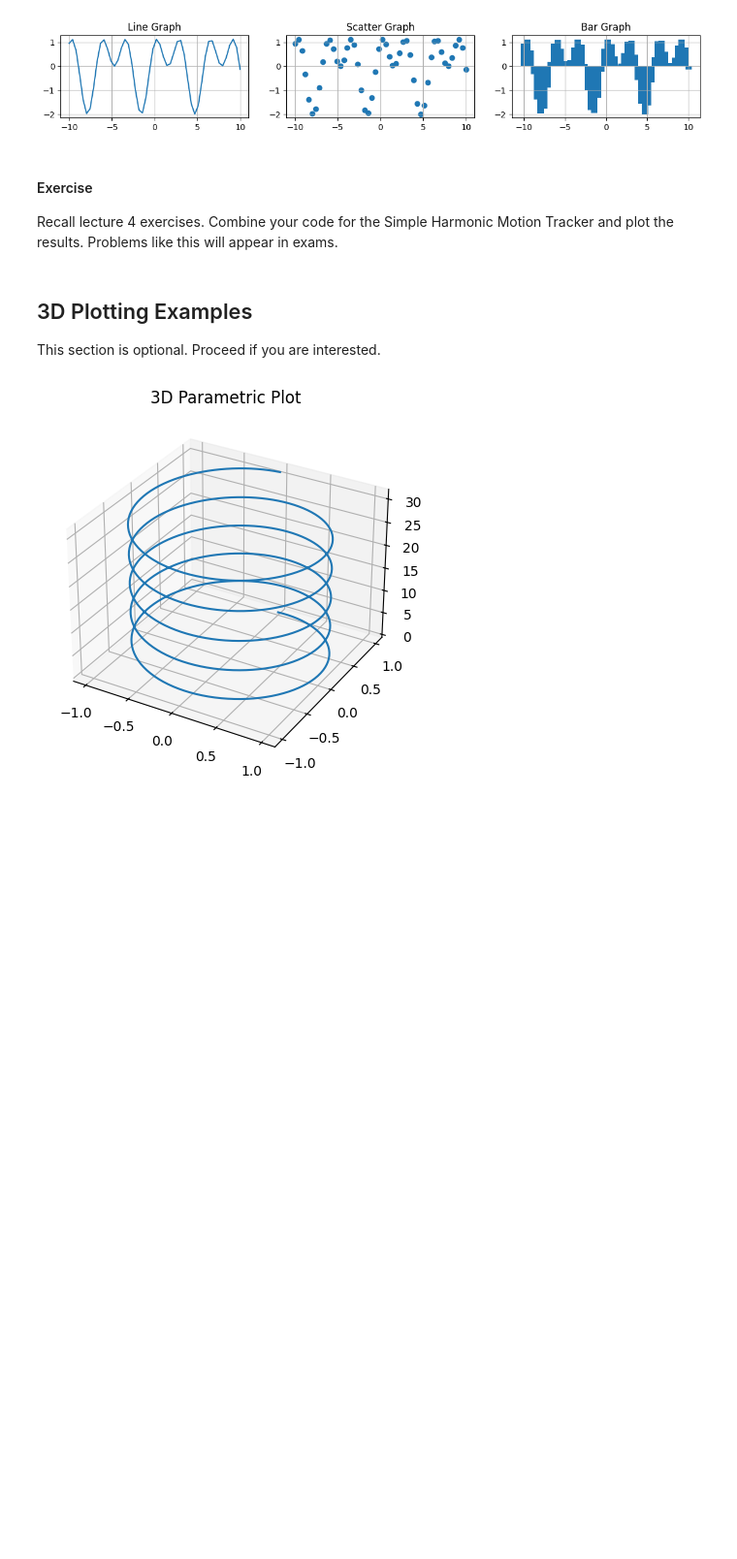
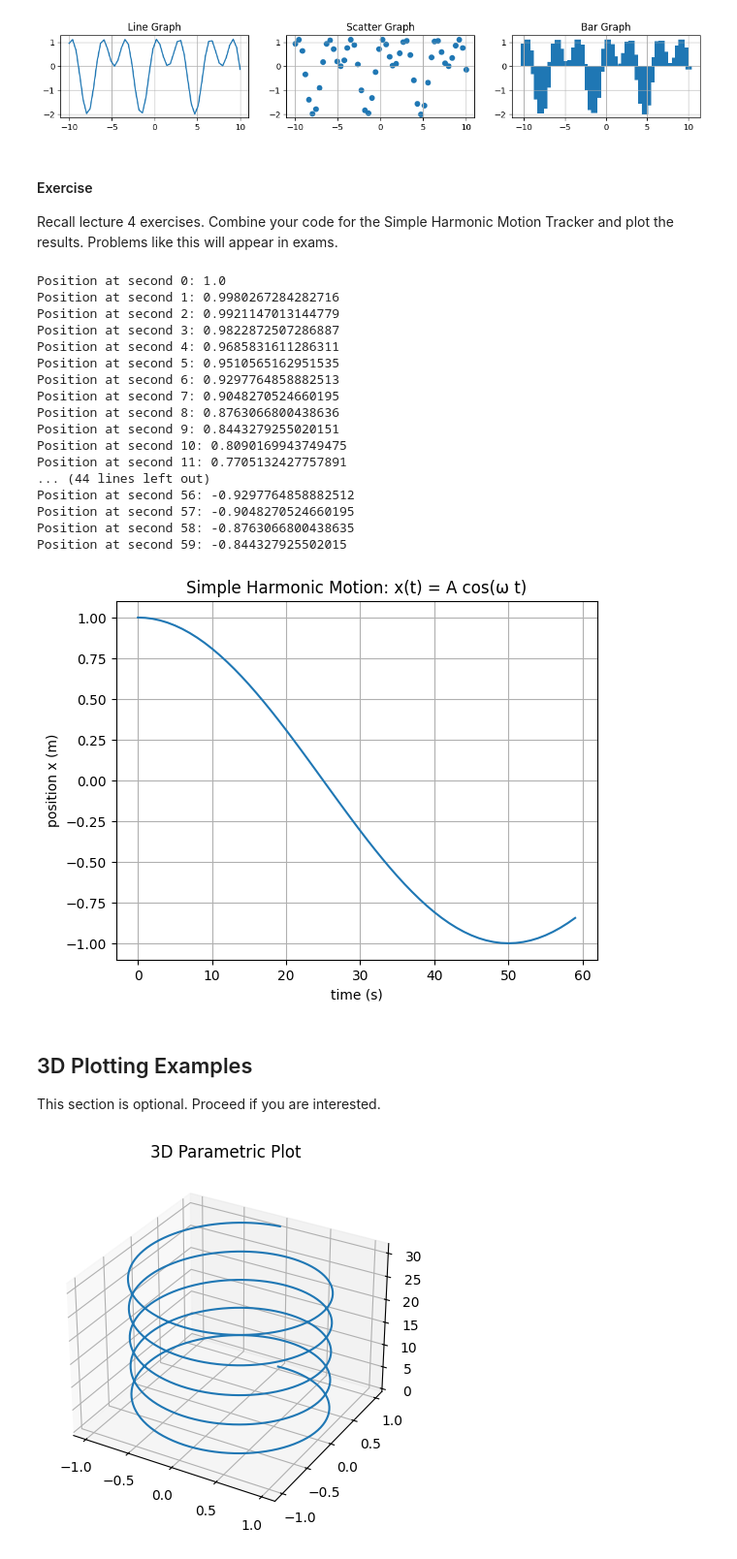
Before and after one commit to Mermaid8008/Lecture6Exercise, a Jupyter notebook: Lecture 6_python_plotting.ipynb, the cells around one changed output. Shown: that part at 97% size. Cells and saved outputs as stored; diff of their text form; code cells hidden in the pictures; blank space fills up the shorter version.

```diff
--- a/Lecture 6_python_plotting.ipynb
+++ b/Lecture 6_python_plotting.ipynb
@@ -341,7 +341,49 @@ plt.subplot(2, 3, 3); plt.bar(x, y); plt.title("Bar Graph"); plt.grid() # bar sp
 Recall lecture 4 exercises. Combine your code for the Simple Harmonic Motion Tracker and plot the results.
 Problems like this will appear in exams.
 # %%
-# Your code here
+import matplotlib.pyplot as plt
+import numpy as np
+import math
+
+A = 1                 # amplitude (m)
+frequency = 0.01
+omega = 2 * math.pi * frequency
+
+time_steps = range(0, 60)   # 0..59 seconds
+positions = []              # collect x(t) here
+times = []                  # collect t here
+
+for t in time_steps:
+    x = A * math.cos(omega * t) # equation
+    positions.append(x)
+    times.append(t)
+    print(f"Position at second {t}: {x}")
+
+plt.plot(times, positions)
+plt.title("Simple Harmonic Motion: x(t) = A cos(ω t)")
+plt.xlabel("time (s)")
+plt.ylabel("position x (m)")
+plt.grid(True)
+plt.show()
+# %% [output]
+Position at second 0: 1.0
+Position at second 1: 0.9980267284282716
+Position at second 2: 0.9921147013144779
+Position at second 3: 0.9822872507286887
+Position at second 4: 0.9685831611286311
+Position at second 5: 0.9510565162951535
+Position at second 6: 0.9297764858882513
+Position at second 7: 0.9048270524660195
+Position at second 8: 0.8763066800438636
+Position at second 9: 0.8443279255020151
+Position at second 10: 0.8090169943749475
+Position at second 11: 0.7705132427757891
+... (44 lines left out)
+Position at second 56: -0.9297764858882512
+Position at second 57: -0.9048270524660195
+Position at second 58: -0.8763066800438635
+Position at second 59: -0.844327925502015
+[figure, added]
 # %% [markdown]
 ## 3D Plotting Examples
 This section is optional. Proceed if you are interested.
```
